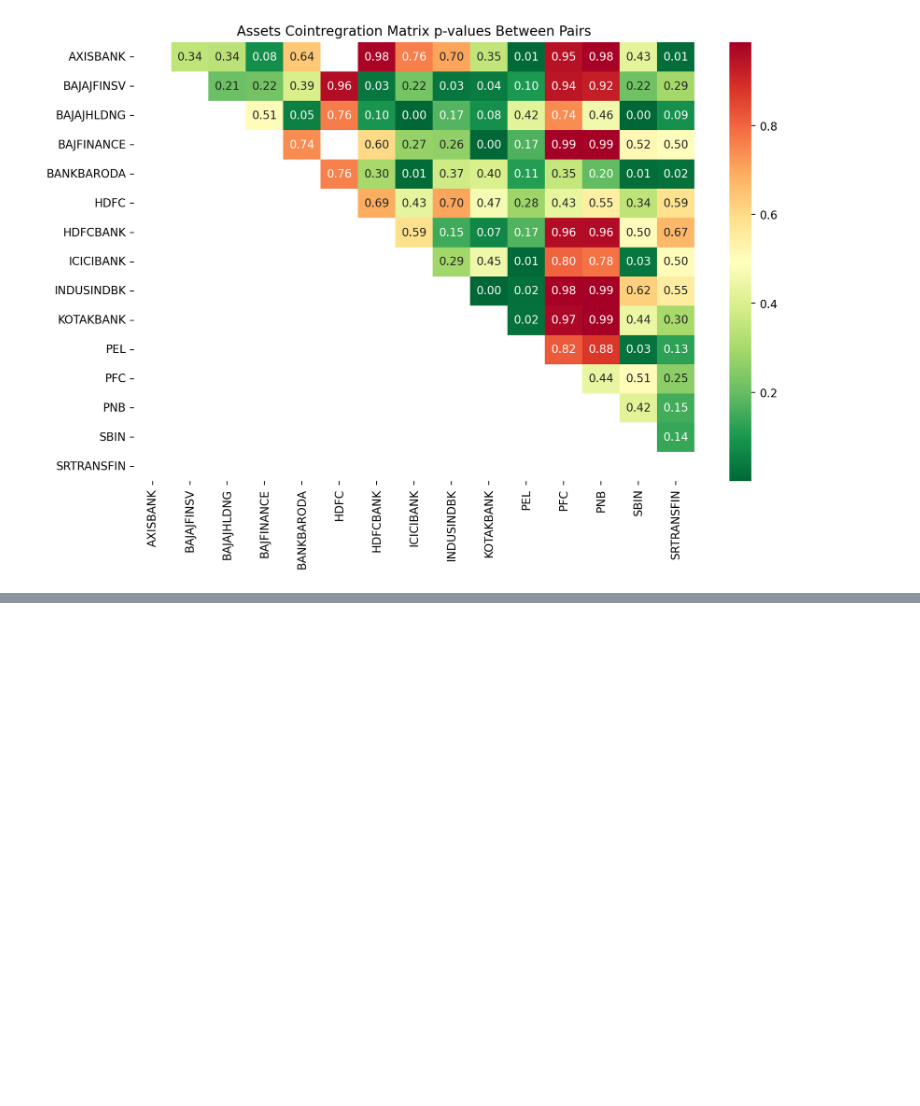
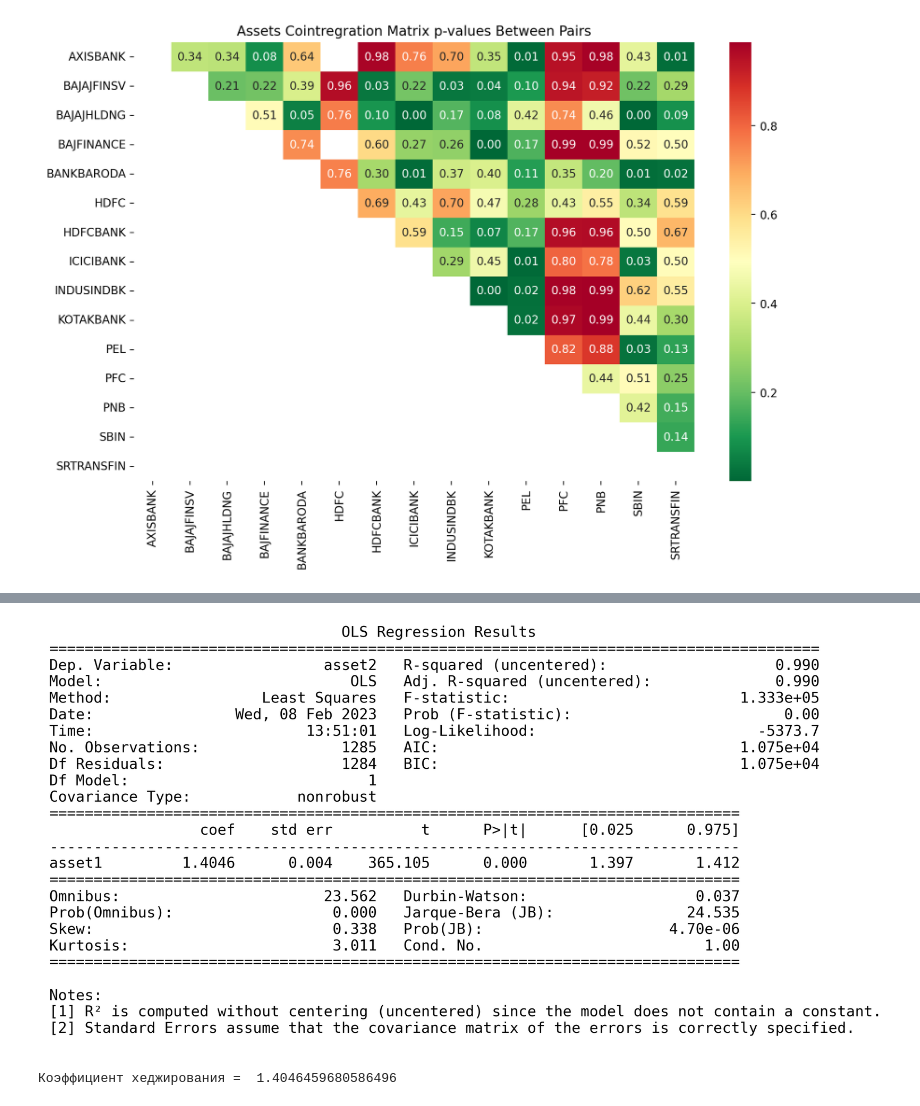
Before and after one commit to Romuldavid/Pair_Traiding, a Jupyter notebook: 2_pt.ipynb, the cells around one changed output, grey strips where cells are left out. Saved outputs shown, nothing was run; the diff lists cells and outputs as text; code cells hidden in the pictures; blank space fills up the shorter version.

```diff
--- a/2_pt.ipynb
+++ b/2_pt.ipynb
@@ -136,0 +158,17 @@ plt.savefig('images/chart2', dpi=300)
+# %%
+# запустить регрессионную
+model = sm.OLS(train.asset2, train.asset1).fit()
+# %%
+# вывести сводные результаты регрессии
+plt.rc('figure', figsize=(12, 7))
+plt.text(0.01, 0.05, str(model.summary()), {'fontsize': 16}, fontproperties = 'monospace')
+plt.axis('off')
+plt.tight_layout()
+plt.subplots_adjust(left=0.2, right=0.8, top=0.7, bottom=0.1)
+plt.savefig('images/chart4', dpi=300)
+# %% [output]
+[figure, added]
+# %%
+print('Коэффициент хеджирования = ', model.params[0])
+# %% [output]
+Коэффициент хеджирования =  1.4046459680586496
```
Also changed, not shown: parts of 9 cells of this notebook, 4 other files.
